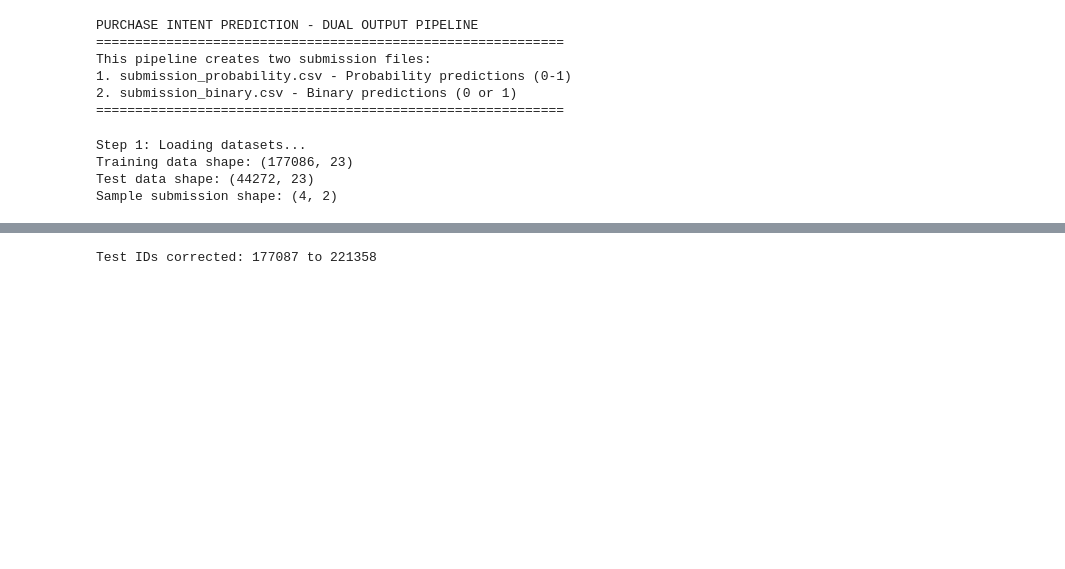
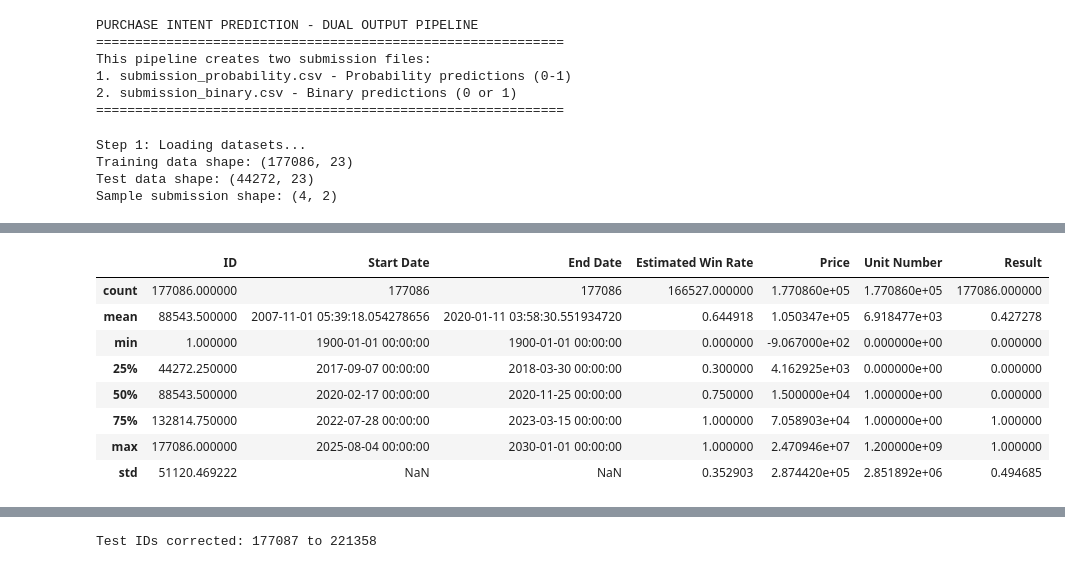
Before and after one commit to lorrainefadzaic-tech/Purchase-Intent-Prediction, a Jupyter notebook: purchase_intent-prediction.ipynb, the cells around one changed output, grey strips where cells are left out. Saved outputs shown, nothing was run; the diff lists cells and outputs as text; code cells hidden in the pictures; blank space fills up the shorter version.

```diff
--- a/purchase_intent-prediction.ipynb
+++ b/purchase_intent-prediction.ipynb
@@ -45,0 +104,12 @@ Sample submission shape: (4, 2)
+# %%
+train_df.describe()
+# %% [output]
+|  | ID | Start Date | End Date | Estimated Win Rate | Price | Unit Number | Result |
+| count | 177086.000000 | 177086 | 177086 | 166527.000000 | 1.770860e+05 | 1.770860e+05 | 177086.000000 |
+| mean | 88543.500000 | 2007-11-01 05:39:18.054278656 | 2020-01-11 03:58:30.551934720 | 0.644918 | 1.050347e+05 | 6.918477e+03 | 0.427278 |
+| min | 1.000000 | 1900-01-01 00:00:00 | 1900-01-01 00:00:00 | 0.000000 | -9.067000e+02 | 0.000000e+00 | 0.000000 |
+| 25% | 44272.250000 | 2017-09-07 00:00:00 | 2018-03-30 00:00:00 | 0.300000 | 4.162925e+03 | 0.000000e+00 | 0.000000 |
+| 50% | 88543.500000 | 2020-02-17 00:00:00 | 2020-11-25 00:00:00 | 0.750000 | 1.500000e+04 | 1.000000e+00 | 0.000000 |
+| 75% | 132814.750000 | 2022-07-28 00:00:00 | 2023-03-15 00:00:00 | 1.000000 | 7.058903e+04 | 1.000000e+00 | 1.000000 |
+| max | 177086.000000 | 2025-08-04 00:00:00 | 2030-01-01 00:00:00 | 1.000000 | 2.470946e+07 | 1.200000e+09 | 1.000000 |
+| std | 51120.469222 | NaN | NaN | 0.352903 | 2.874420e+05 | 2.851892e+06 | 0.494685 |
```
Also changed, not shown: parts of 6 cells of this notebook, 1 other file.
